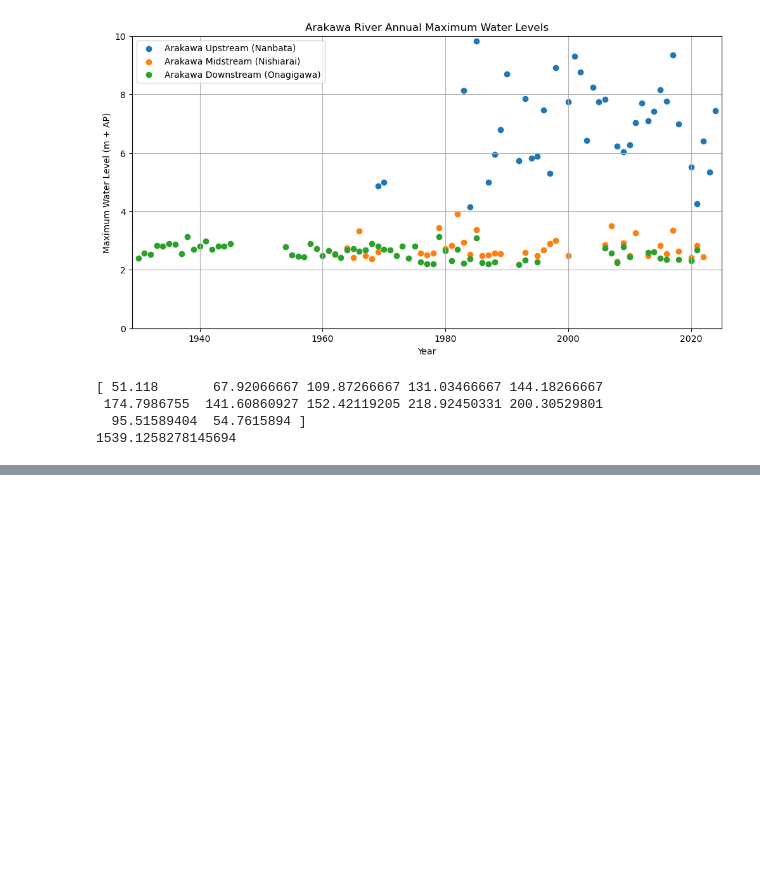
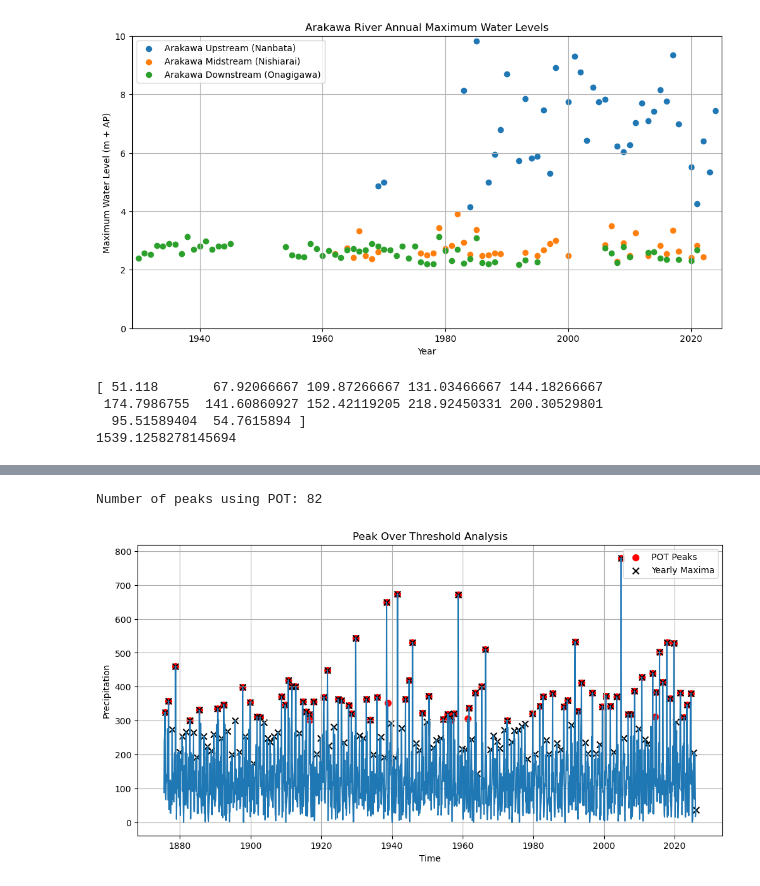
Before and after one commit to foozdemiroglu-gif/MP411-Tokyo, a Jupyter notebook: Hydraulic_analysis.ipynb, the cells around one changed output, grey strips where cells are left out. Cells and saved outputs as stored; diff of their text form; code cells hidden in the pictures; blank space fills up the shorter version.

```diff
--- a/Hydraulic_analysis.ipynb
+++ b/Hydraulic_analysis.ipynb
@@ -302,0 +330,22 @@ plt.show()
+# %%
+#Peak over threshold analysis for precipitation
+from scipy.signal import find_peaks
+threshold = 300  # Define a threshold for peak over threshold analysis
+distance = 3  # Define the minimum distance between peaks (quarterly)
+peaks, _ = find_peaks(P_monthly['precipitation'], height=threshold, distance=distance)
+print("Number of peaks using POT:", peaks.shape[0])
+
+
+plt.figure(figsize=(12, 6))
+plt.plot(P_monthly['date'],P_monthly['precipitation'])
+plt.scatter(P_monthly['date'].iloc[peaks], P_monthly['precipitation'].iloc[peaks], color='red', s=50, label='POT Peaks')
+plt.scatter(P_monthly_yearly_max['date'], P_monthly_yearly_max['precipitation'], color='black', marker='x', s=50, label='Yearly Maxima')
+plt.xlabel('Time')
+plt.ylabel('Precipitation')
+plt.title('Peak Over Threshold Analysis')
+plt.legend()
+plt.grid(True)
+plt.show()
+# %% [output]
+Number of peaks using POT: 82
+[figure, added]
```
Also changed, not shown: parts of 6 cells of this notebook.
